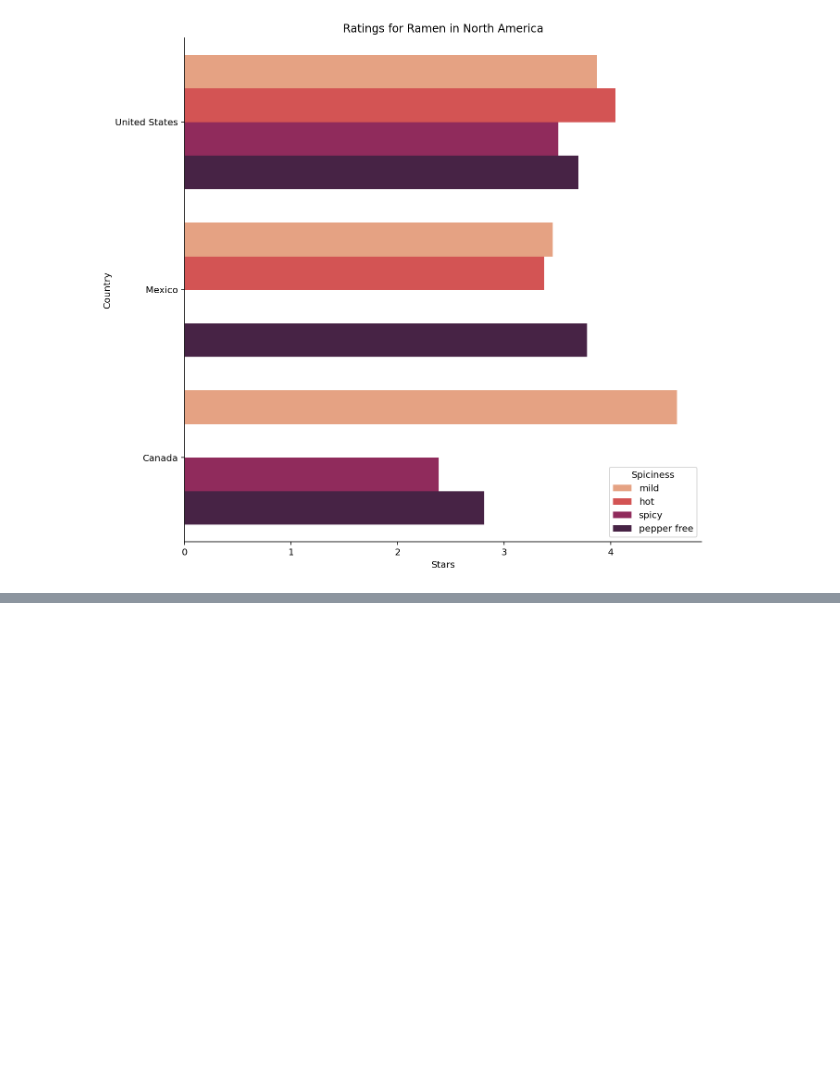
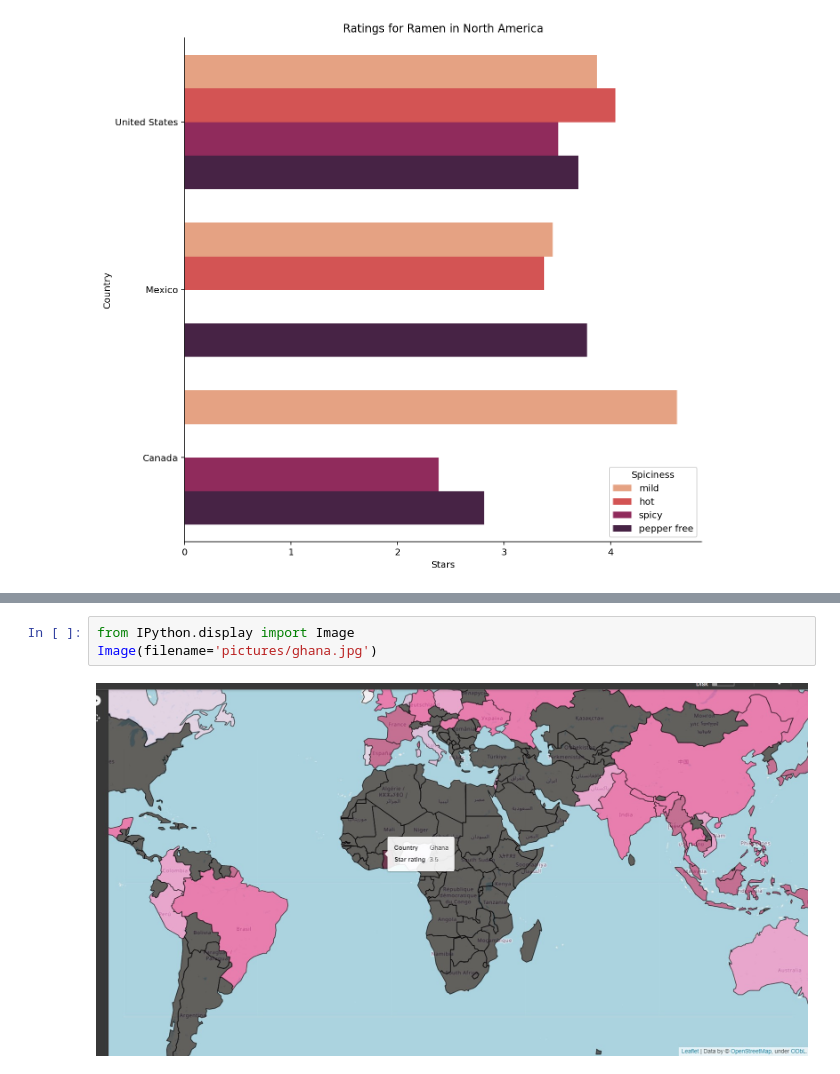
Before and after one commit to COGS108/Group_035-Fa22, a Jupyter notebook: EDACheckpointGroup_035-Fa22.ipynb, the cells around one changed output, grey strips where cells are left out. Saved outputs shown, nothing was run; the diff lists cells and outputs as text; blank space fills up the shorter version.

```diff
--- a/EDACheckpointGroup_035-Fa22.ipynb
+++ b/EDACheckpointGroup_035-Fa22.ipynb
@@ -423,0 +515,5 @@ barplot_stars_rating_per_country_na.set_xlabel('Stars');
+# %%
+from IPython.display import Image
+Image(filename='pictures/ghana.jpg')
+# %% [output]
+[figure, added]
```
Also changed, not shown: parts of 6 cells of this notebook, 1 other file.
